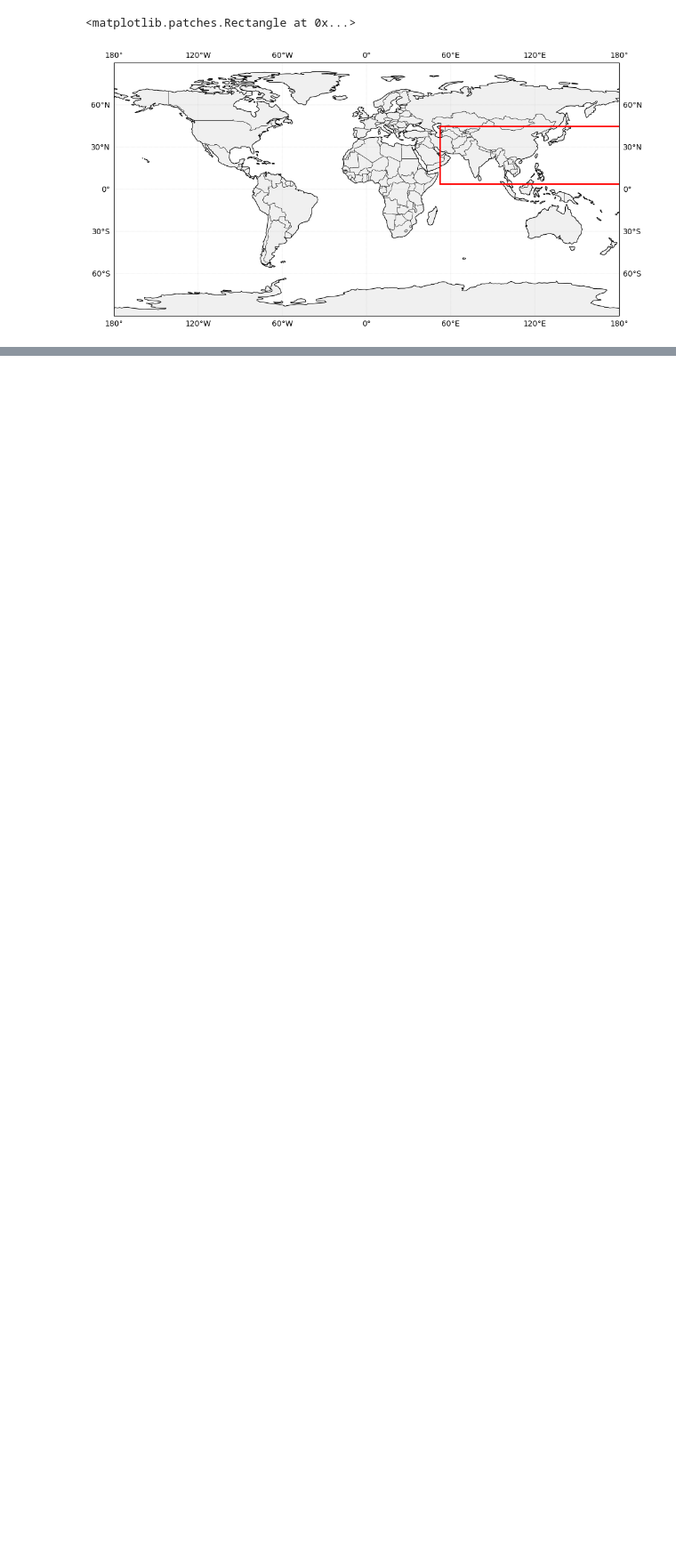
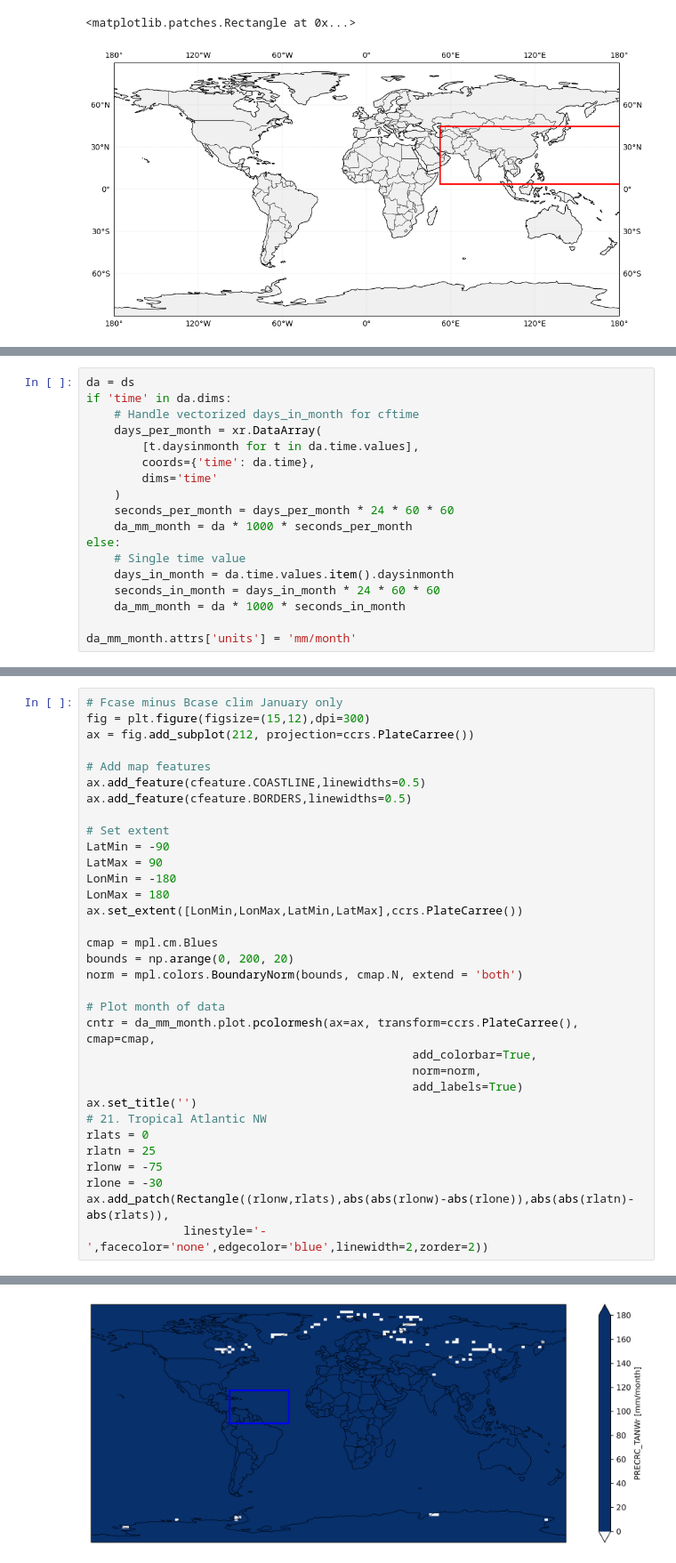
Before and after one commit to aflaim7/ESMplot, a Jupyter notebook: examples/map_tagged_regions.ipynb, the cells around one changed output, grey strips where cells are left out. Shown at 89% size. Cells and saved outputs as stored; diff of their text form; blank space fills up the shorter version.

```diff
--- a/examples/map_tagged_regions.ipynb
+++ b/examples/map_tagged_regions.ipynb
@@ -255,0 +304,18 @@ ax.add_patch(Rectangle((rlonw,rlats),abs(abs(rlonw)+abs(rlone)),abs(abs(rlatn)+a
+# %%
+da = ds
+if 'time' in da.dims:
+    # Handle vectorized days_in_month for cftime
+    days_per_month = xr.DataArray(
+        [t.daysinmonth for t in da.time.values],
+        coords={'time': da.time},
+        dims='time'
+    )
+    seconds_per_month = days_per_month * 24 * 60 * 60
+    da_mm_month = da * 1000 * seconds_per_month
+else:
+    # Single time value
+    days_in_month = da.time.values.item().daysinmonth
+    seconds_in_month = days_in_month * 24 * 60 * 60
+    da_mm_month = da * 1000 * seconds_in_month
+
+da_mm_month.attrs['units'] = 'mm/month'
@@ -255,0 +336,34 @@ ax.add_patch(Rectangle((rlonw,rlats),abs(abs(rlonw)+abs(rlone)),abs(abs(rlatn)+a
+# %%
+# Fcase minus Bcase clim January only
+fig = plt.figure(figsize=(15,12),dpi=300)
+ax = fig.add_subplot(212, projection=ccrs.PlateCarree())
+
+# Add map features
+ax.add_feature(cfeature.COASTLINE,linewidths=0.5)
+ax.add_feature(cfeature.BORDERS,linewidths=0.5)
+
+# Set extent
+LatMin = -90
+LatMax = 90
+LonMin = -180
+LonMax = 180
+ax.set_extent([LonMin,LonMax,LatMin,LatMax],ccrs.PlateCarree())
+
+cmap = mpl.cm.Blues
+bounds = np.arange(0, 200, 20)
+norm = mpl.colors.BoundaryNorm(bounds, cmap.N, extend = 'both')
+
+# Plot month of data
+cntr = da_mm_month.plot.pcolormesh(ax=ax, transform=ccrs.PlateCarree(), cmap=cmap,
+                                               add_colorbar=True,
+                                               norm=norm,
+                                               add_labels=True)
+ax.set_title('')
+# 21. Tropical Atlantic NW
+rlats = 0
+rlatn = 25
+rlonw = -75
+rlone = -30
+ax.add_patch(Rectangle((rlonw,rlats),abs(abs(rlonw)-abs(rlone)),abs(abs(rlatn)-abs(rlats)),
+              linestyle='-',facecolor='none',edgecolor='blue',linewidth=2,zorder=2))
+# %% [output]
@@ -255,0 +371 @@ ax.add_patch(Rectangle((rlonw,rlats),abs(abs(rlonw)+abs(rlone)),abs(abs(rlatn)+a
+[figure, added]
```
Also changed, not shown: parts of 10 cells of this notebook, 1 other file.
